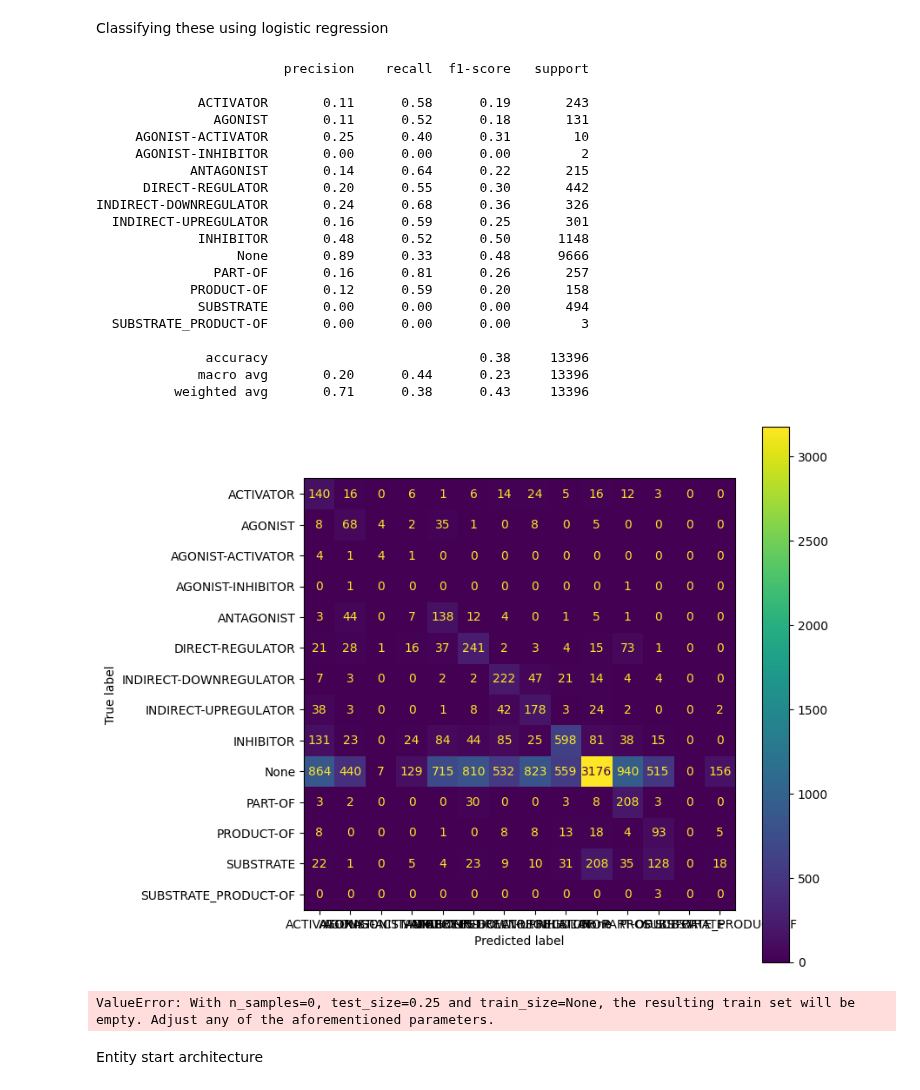
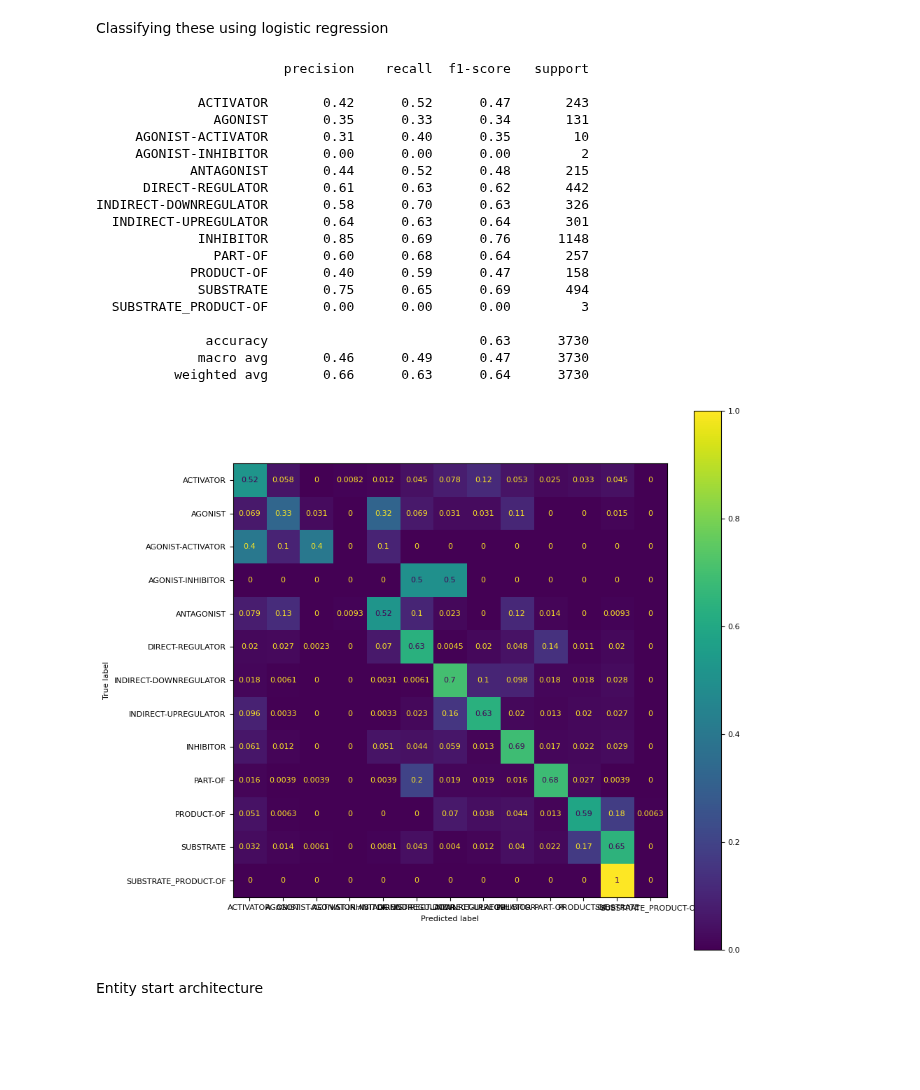
Before and after one commit to ChloeMorgana/Dissertation-Project, a Jupyter notebook: PubMedBERT.ipynb, the cells around one changed output. Drawn from its saved outputs; the diff is of its cells as text; code cells hidden in the pictures; blank space fills up the shorter version.

```diff
--- a/PubMedBERT.ipynb
+++ b/PubMedBERT.ipynb
@@ -437,11 +456 @@ from sklearn.metrics import plot_confusion_matrix, classification_report
 import matplotlib.pyplot as plt
-# %%
-lr_clf = LogisticRegression(solver='saga', class_weight = 'balanced')
-
-#Fits the model to the training data
-lr_clf.fit(cls_embeddings, int_lab)
-
-#Tests the model using the test data
-lr_clf.score(dev_cls, dev_int_lab)
-
-print(classification_report(dev_int_lab, lr_clf.predict(dev_cls)))
@@ -455,65 +458,42 @@ plt.show()
 Classifying these using logistic regression
 # %%
 #Defines a logistic regression classifier
-lr_clf = LogisticRegression(solver='saga', class_weight = 'balanced')
-
+#lr_clf = LogisticRegression(solver='saga', class_weight = 'balanced')
+lr_clf = LogisticRegression(C=10, solver='newton-cg', class_weight = 'balanced')
 #Fits the model to the training data
 lr_clf.fit(cls_embeddings, doc_lab)
 
 #Tests the model using the test data
-lr_clf.score(dev_cls, dev_doc_lab)
+#lr_clf.score(dev_cls, dev_doc_lab)
 
 print(classification_report(dev_doc_lab, lr_clf.predict(dev_cls)))
+#print(classification_report(doc_lab, lr_clf.predict(cls_embeddings)))
 # %% [output]
                         precision    recall  f1-score   support
 
-             ACTIVATOR       0.11      0.58      0.19       243
-               AGONIST       0.11      0.52      0.18       131
-     AGONIST-ACTIVATOR       0.25      0.40      0.31        10
+             ACTIVATOR       0.42      0.52      0.47       243
+               AGONIST       0.35      0.33      0.34       131
+     AGONIST-ACTIVATOR       0.31      0.40      0.35        10
      AGONIST-INHIBITOR       0.00      0.00      0.00         2
-            ANTAGONIST       0.14      0.64      0.22       215
-      DIRECT-REGULATOR       0.20      0.55      0.30       442
-INDIRECT-DOWNREGULATOR       0.24      0.68      0.36       326
-  INDIRECT-UPREGULATOR       0.16      0.59      0.25       301
-             INHIBITOR       0.48      0.52      0.50      1148
-                  None       0.89      0.33      0.48      9666
-               PART-OF       0.16      0.81      0.26       257
-            PRODUCT-OF       0.12      0.59      0.20       158
-             SUBSTRATE       0.00      0.00      0.00       494
+            ANTAGONIST       0.44      0.52      0.48       215
+      DIRECT-REGULATOR       0.61      0.63      0.62       442
+INDIRECT-DOWNREGULATOR       0.58      0.70      0.63       326
+  INDIRECT-UPREGULATOR       0.64      0.63      0.64       301
+             INHIBITOR       0.85      0.69      0.76      1148
+               PART-OF       0.60      0.68      0.64       257
+            PRODUCT-OF       0.40      0.59      0.47       158
+             SUBSTRATE       0.75      0.65      0.69       494
   SUBSTRATE_PRODUCT-OF       0.00      0.00      0.00         3
 
-              accuracy                           0.38     13396
-             macro avg       0.20      0.44      0.23     13396
-          weighted avg       0.71      0.38      0.43     13396
+              accuracy                           0.63      3730
+             macro avg       0.46      0.49      0.47      3730
+          weighted avg       0.66      0.63      0.64      3730
 # %%
-fig, ax = plt.subplots(figsize=(8, 8))
-
-plot_confusion_matrix(lr_clf, dev_cls, dev_doc_lab, ax=ax)
+#fig, ax = plt.subplots(figsize=(8, 8))
+fig, ax = plt.subplots(figsize=(10,10))
+plt.rcParams.update({'font.size': 8})
+plot_confusion_matrix(lr_clf, dev_cls, dev_doc_lab, ax=ax, normalize='true')
 plt.savefig("cls_mult.png")
 plt.show()
 # %% [output]
-[figure, old version]
+[figure, new version]
-# %%
-rel_labels = []
-pos_embeddings = []
-p = lr_clf.predict(dev_cls)
-
-for elt in range(len(p)):
-  if p[elt] ==1:
-    pos_embeddings.append(cls_embeddings[elt])
-    rel_labels.append(classes[elt])
-
-cls_train_features, cls_test_features, cls_train_labels, cls_test_labels = train_test_split(pos_embeddings, rel_labels)
-
-#Defines a logistic regression classifier
-lr_clf = LogisticRegression(solver='saga', class_weight = 'balanced')
-
-#Fits the model to the training data
-lr_clf.fit(cls_train_features, cls_train_labels)
-
-#Tests the model using the test data
-lr_clf.score(cls_test_features, cls_test_labels)
-
-print(classification_report(cls_test_labels, lr_clf.predict(cls_test_features)))
-# %% [output]
-ValueError: With n_samples=0, test_size=0.25 and train_size=None, the resulting train set will be empty. Adjust any of the aforementioned parameters.
```
Also changed, not shown: parts of 36 cells of this notebook.
